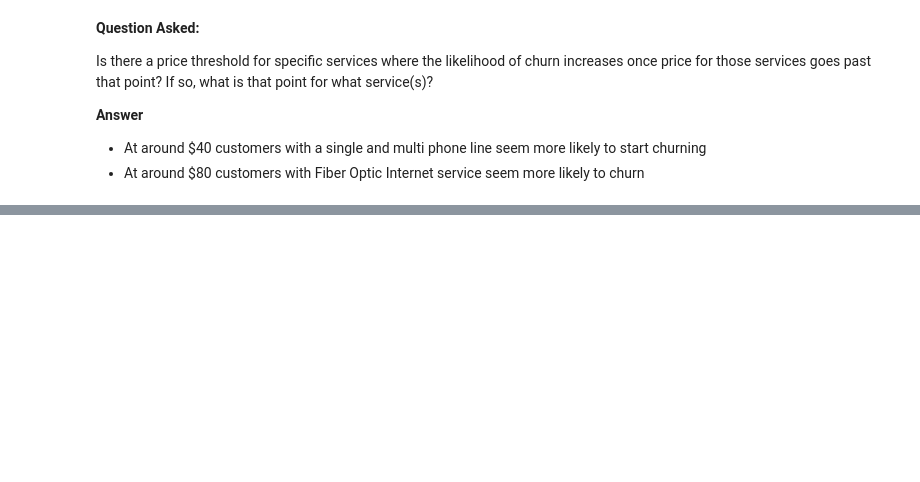
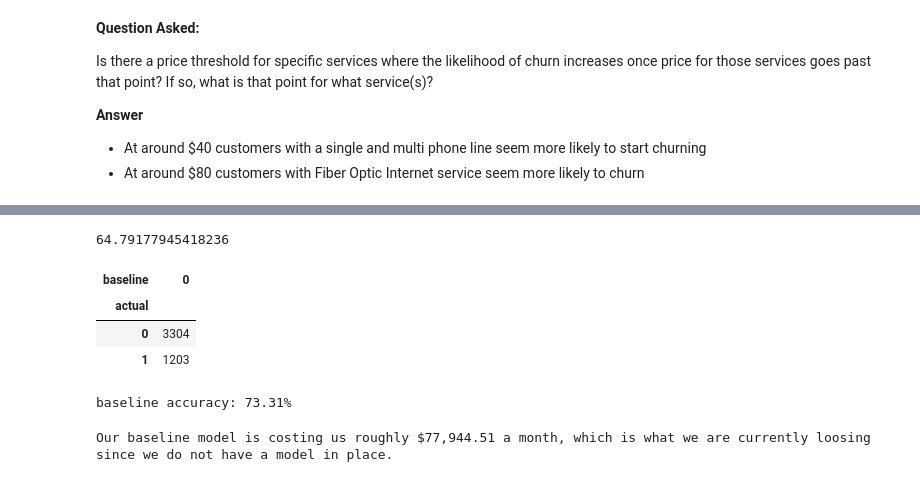
Before and after one commit to Churning-Up-the-Heat/classification-project, a Jupyter notebook: customers_churning_final.ipynb, the cells around one changed output, grey strips where cells are left out. Drawn from its saved outputs; the diff is of its cells as text; code cells hidden in the pictures; blank space fills up the shorter version.

```diff
--- a/customers_churning_final.ipynb
+++ b/customers_churning_final.ipynb
@@ -591,0 +639,28 @@ Is there a price threshold for specific services where the likelihood of churn i
+# %%
+# dataframe for our y_train
+y_train = train.churn_encoded
+# %%
+#variable for mean average
+avg_monthly_charge = train.monthly_charges.mean()
+avg_monthly_charge
+# %% [output]
+64.79177945418236
+# %%
+#I'm going to create a new dataframe to hold all our predicted values from all our models
+evaluations = pd.DataFrame({"actual": y_train})
+evaluations["baseline"] = 0
+# %%
+matrix = pd.crosstab(evaluations.actual, evaluations.baseline)
+matrix
+# %% [output]
+| baseline | 0 |
+| actual |  |
+| 0 | 3304 |
+| 1 | 1203 |
+# %%
+#calcualte accuracy for baseline
+baseline_accuracy = (evaluations.baseline == evaluations.actual).mean()
+
+print(f'baseline accuracy: {baseline_accuracy:.2%}')
+# %% [output]
+baseline accuracy: 73.31%
@@ -591,0 +669,4 @@ Is there a price threshold for specific services where the likelihood of churn i
+# %%
+print(f"Our baseline model is costing us roughly ${basline_loss:2,.2f} a month, which is what we are currently loosing since we do not have a model in place.")
+# %% [output]
+Our baseline model is costing us roughly $77,944.51 a month, which is what we are currently loosing since we do not have a model in place.
```
Also changed, not shown: parts of 18 cells of this notebook, 1 other file.
